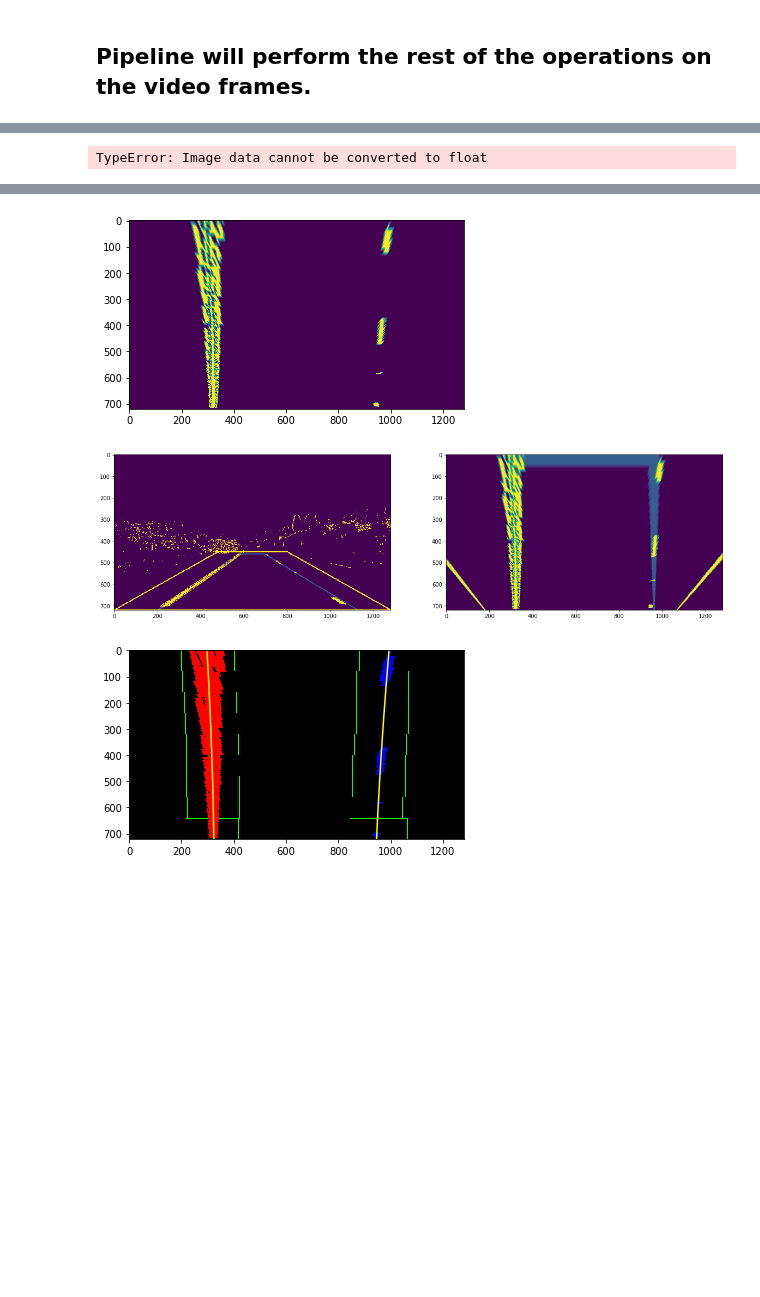
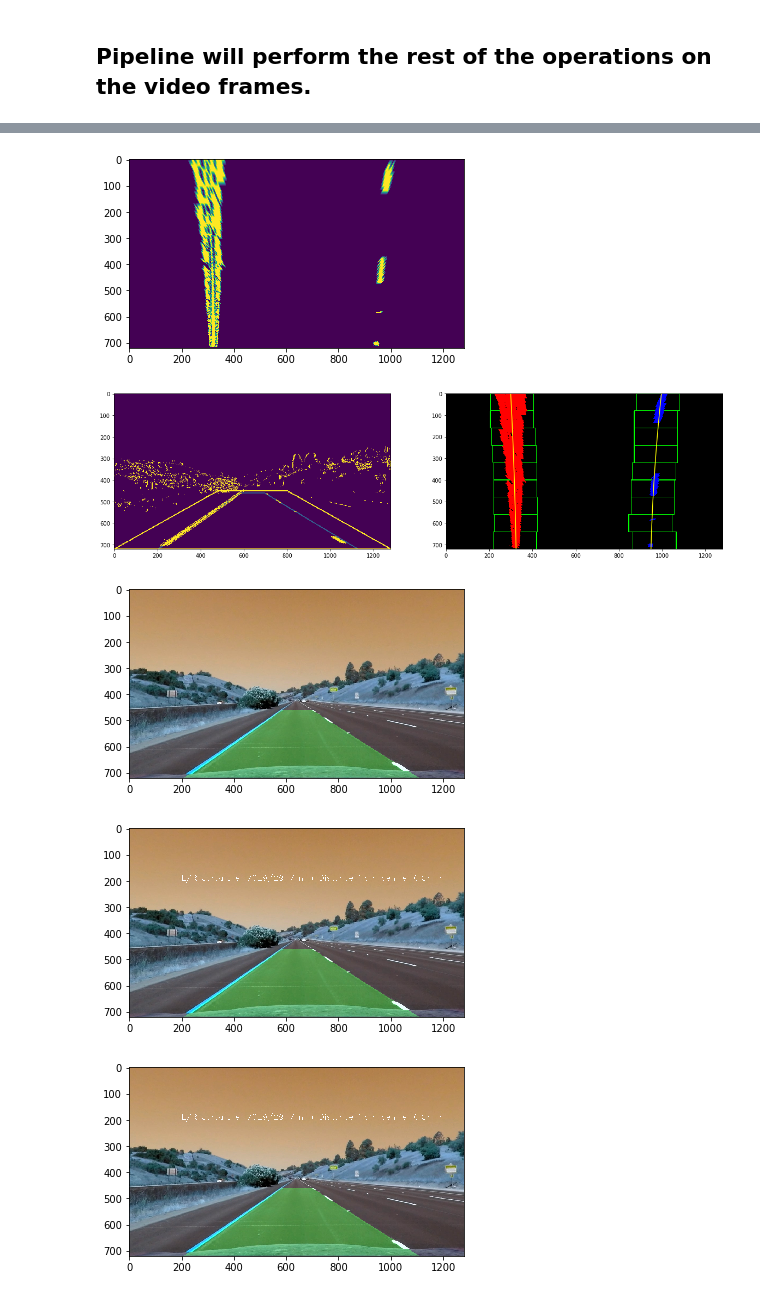
Before and after one commit to MC-8/SDC-P4-advanced-lane-lines, a Jupyter notebook: advanced_lane_finding.ipynb, the cells around one changed output, grey strips where cells are left out. Cells and saved outputs as stored; diff of their text form; code cells hidden in the pictures; blank space fills up the shorter version.

```diff
--- a/advanced_lane_finding.ipynb
+++ b/advanced_lane_finding.ipynb
@@ -24,6 +24,9 @@ from collections import deque
 %matplotlib inline
 
 cv2.destroyAllWindows()
+
+m_pipeline_control = {'sobel_threshold': [15, 50],
+                    'color_threshold': [215, 255]}
 # %%
 # Define a class to receive the characteristics of each line detection
 class Line():
@@ -33,14 +36,14 @@ class Line():
         # x values of the last n fits of the line
         self.recent_xfitted = []
         # average x values of the fitted line over the last n iterations
-        self.bestx = None
+        self.bestx = [0]
         # polynomial coefficients averaged over the last n iterations
-        self.best_fit = None
+        self.best_fit = [np.array([0])]
         # polynomial coefficients for the most recent fit
-        self.current_fit = [np.array([False])]
+        self.current_fit = [np.array([0])]
         # radius of curvature of the line in some units
         self.radius_of_curvature = []
-        self.radius_of_curvature_m = []
+        self.radius_of_curvature_m = 0
         # distance in meters of vehicle center from the line
         self.line_base_pos = None
         # difference in fit coefficients between last and new fits
@@ -49,6 +52,7 @@ class Line():
         self.allx = None
         # y values for detected line pixels
         self.ally = None
+        self.line_pts = [0]
 # %%
 class Pipeline():
     def __init__(self):
@@ -476,0 +485,7 @@ def region_of_interest(img, vertices, plot_enabled = False):
+# %%
+test_images = glob.glob('test_images_report/*.jpg')
+
+pipe = Pipeline()
+pipe.calibrate()
+
+img = cv2.imread(test_images[0])
@@ -477,12 +509,13 @@ def region_of_interest(img, vertices, plot_enabled = False):
 # %%
 test_images = glob.glob('test_images_report/*.jpg')
 
-pipe = Pipeline()
-pipe.calibrate()
-
+#pipe = Pipeline()
+#pipe.calibrate()
 for img_file in test_images:
     img = cv2.imread(img_file)
-    processed_image = pipe.pipeline(img, plot_enabled=True)
+    processed_image = pipe.pipeline(img,
+                                    pipeline_control=m_pipeline_control,
+                                    plot_enabled=True)
 
     plt.figure()
     plt.imshow(processed_image)
@@ -495,3 +533,2 @@ cv2.destroyAllWindows()
-TypeError: Image data cannot be converted to float
 [figure]
 [figure]
@@ -501,6 +538,8 @@ TypeError: Image data cannot be converted to float
-[figure, old version]
+[figure, new version]
-[figure, old version]
+[figure, new version]
-[figure, old version]
+[figure, new version]
+[figure, added]
+[figure, added]
 # %%
 # Import everything needed to edit/save/watch video clips
 from moviepy.editor import VideoFileClip
```
Also changed, not shown: parts of 9 cells of this notebook, 12 other files.
